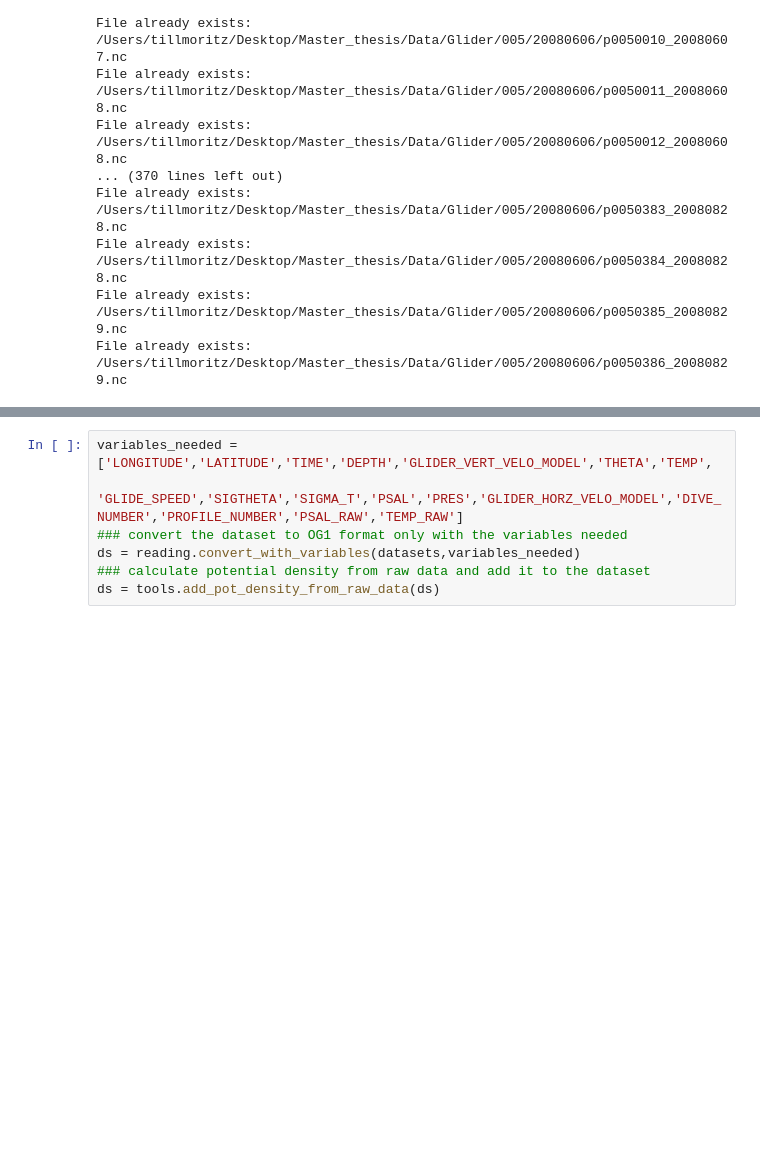
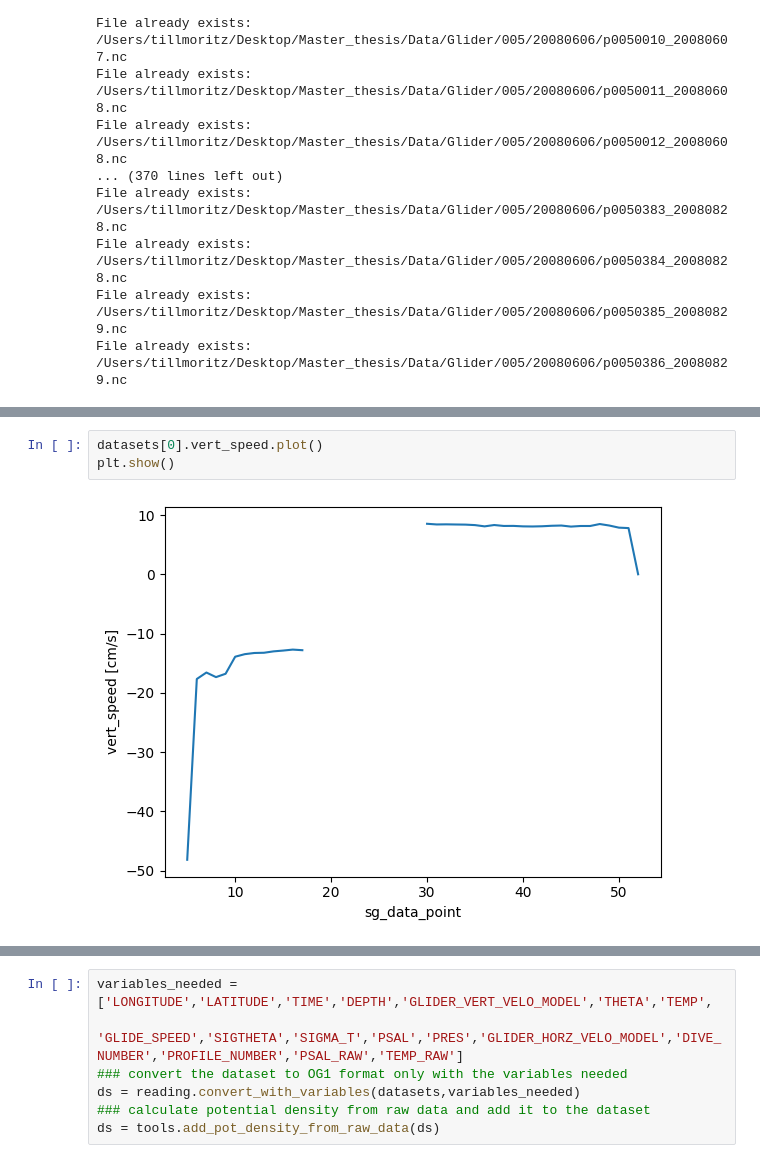
Before and after one commit to tillmrtz/dissipationSML, a Jupyter notebook: notebooks/load_and_process_gliderdata.ipynb, the cells around one changed output, grey strips where cells are left out. Cells and saved outputs as stored; diff of their text form; blank space fills up the shorter version.

```diff
--- a/notebooks/load_and_process_gliderdata.ipynb
+++ b/notebooks/load_and_process_gliderdata.ipynb
@@ -64,0 +73,5 @@ File already exists: /Users/tillmoritz/Desktop/Master_thesis/Data/Glider/005/200
+# %%
+datasets[0].vert_speed.plot()
+plt.show()
+# %% [output]
+[figure, added]
```
Also changed, not shown: parts of 29 cells of this notebook, 4 other files.
